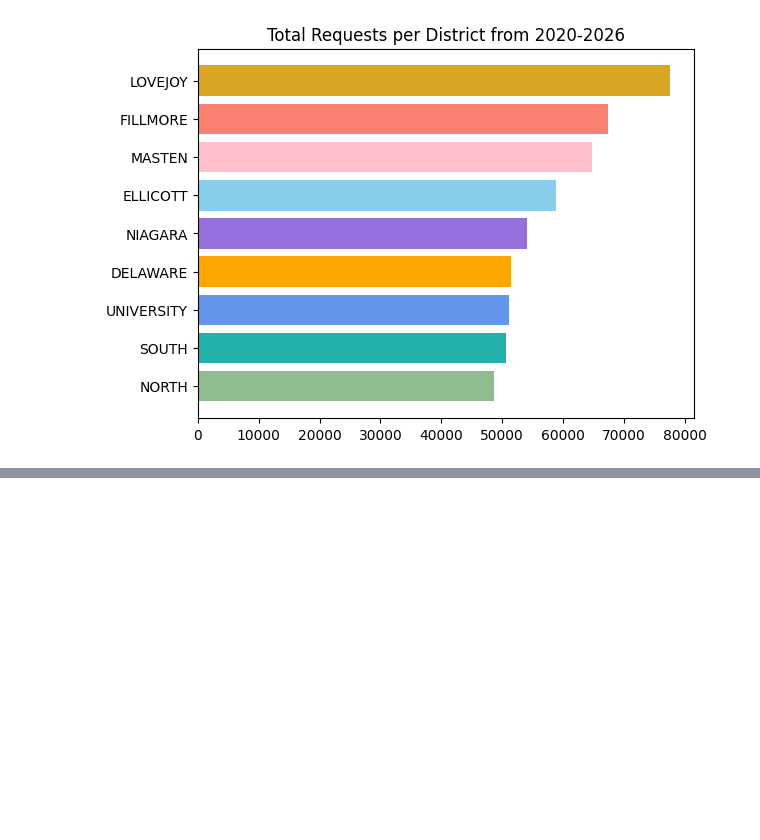
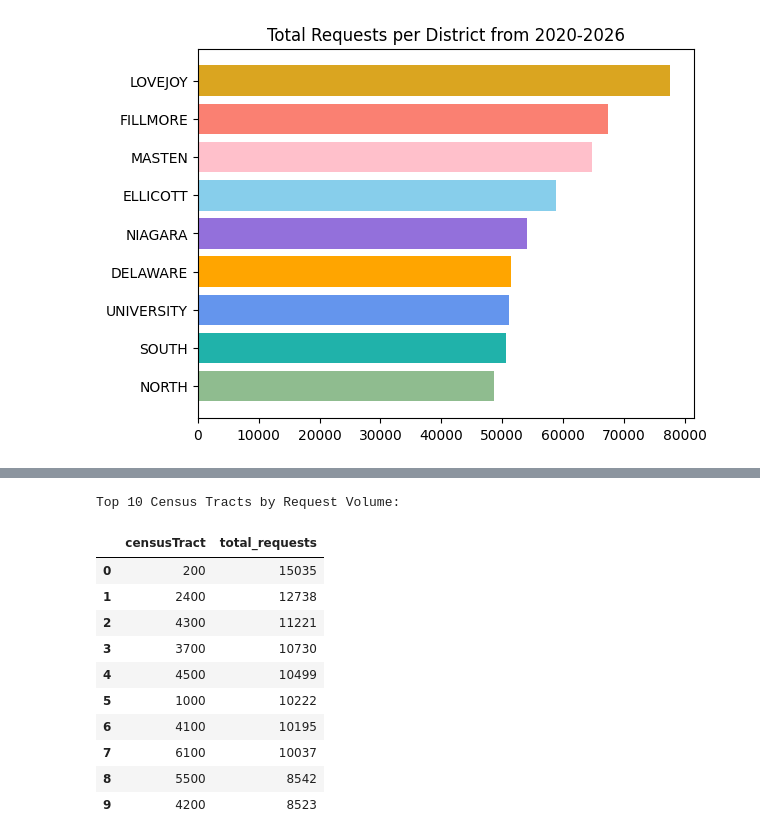
Before and after one commit to JoshuaCongHu/CTRL-Freaks, a Jupyter notebook: src/Buffalo 331 Service Exploratory Data Analytics.ipynb, the cells around one changed output, grey strips where cells are left out. Cells and saved outputs as stored; diff of their text form; code cells hidden in the pictures; blank space fills up the shorter version.

Commit message:
Added Top 10 Census Tracts with the highest service request volume

```diff
--- a/src/Buffalo 331 Service Exploratory Data Analytics.ipynb
+++ b/src/Buffalo 331 Service Exploratory Data Analytics.ipynb
@@ -224,3 +224,23 @@ Resolution Times by Department (in Days):
 | Management Information Systems | 1.1 | 1.1 | 2 |
 | Parking Department | 2.7 | 0.7 | 30496 |
 | Human Resources | 2.9 | 0.1 | 9 |
+# %%
+# Top 10 Census Tracts with the highest service request volume
+top_tracts = df['censusTract'].value_counts().head(10).reset_index()
+top_tracts.columns = ['censusTract', 'total_requests']
+print("Top 10 Census Tracts by Request Volume:")
+top_tracts['censusTract'] = top_tracts['censusTract'].astype(int)
+top_tracts
+# %% [output]
+Top 10 Census Tracts by Request Volume:
+|  | censusTract | total_requests |
+| 0 | 200 | 15035 |
+| 1 | 2400 | 12738 |
+| 2 | 4300 | 11221 |
+| 3 | 3700 | 10730 |
+| 4 | 4500 | 10499 |
+| 5 | 1000 | 10222 |
+| 6 | 4100 | 10195 |
+| 7 | 6100 | 10037 |
+| 8 | 5500 | 8542 |
+| 9 | 4200 | 8523 |
```
